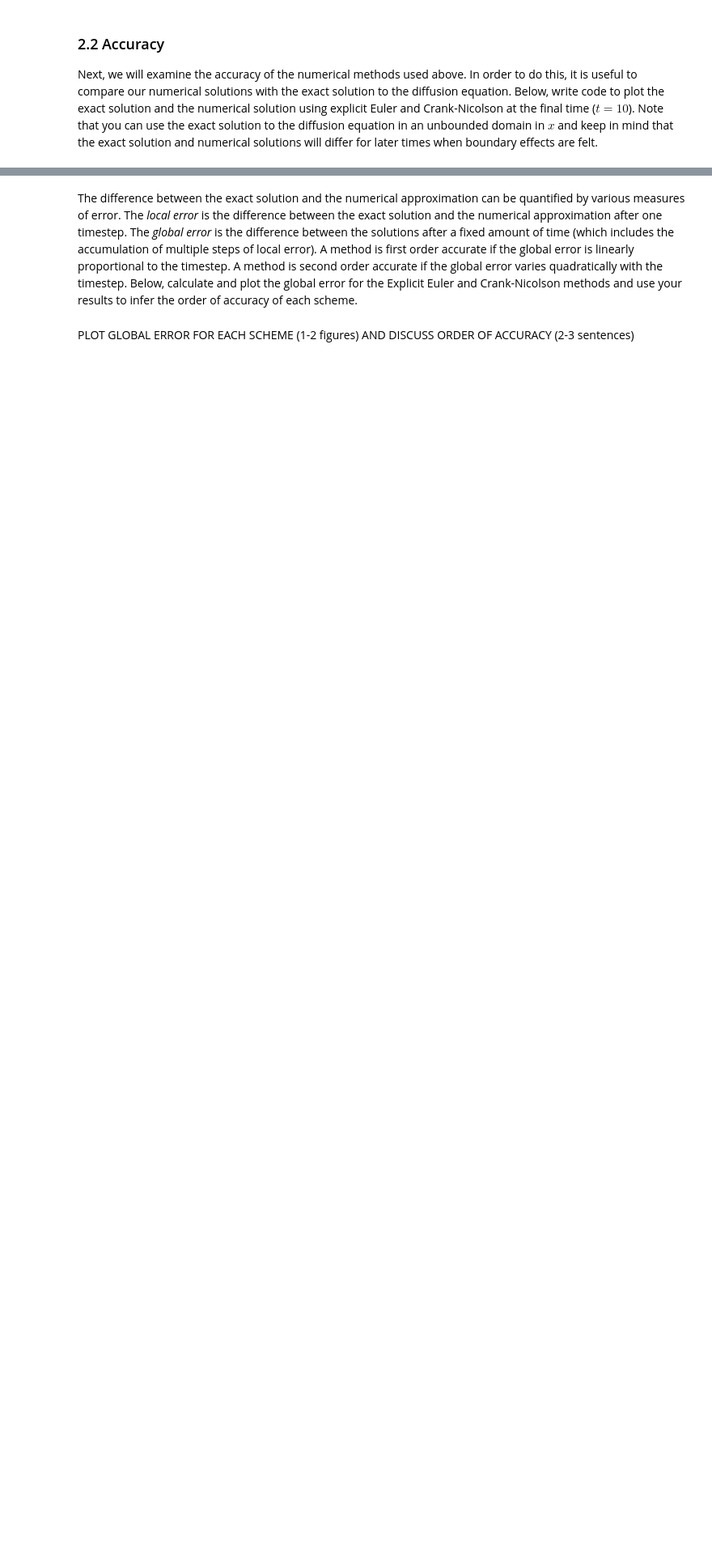
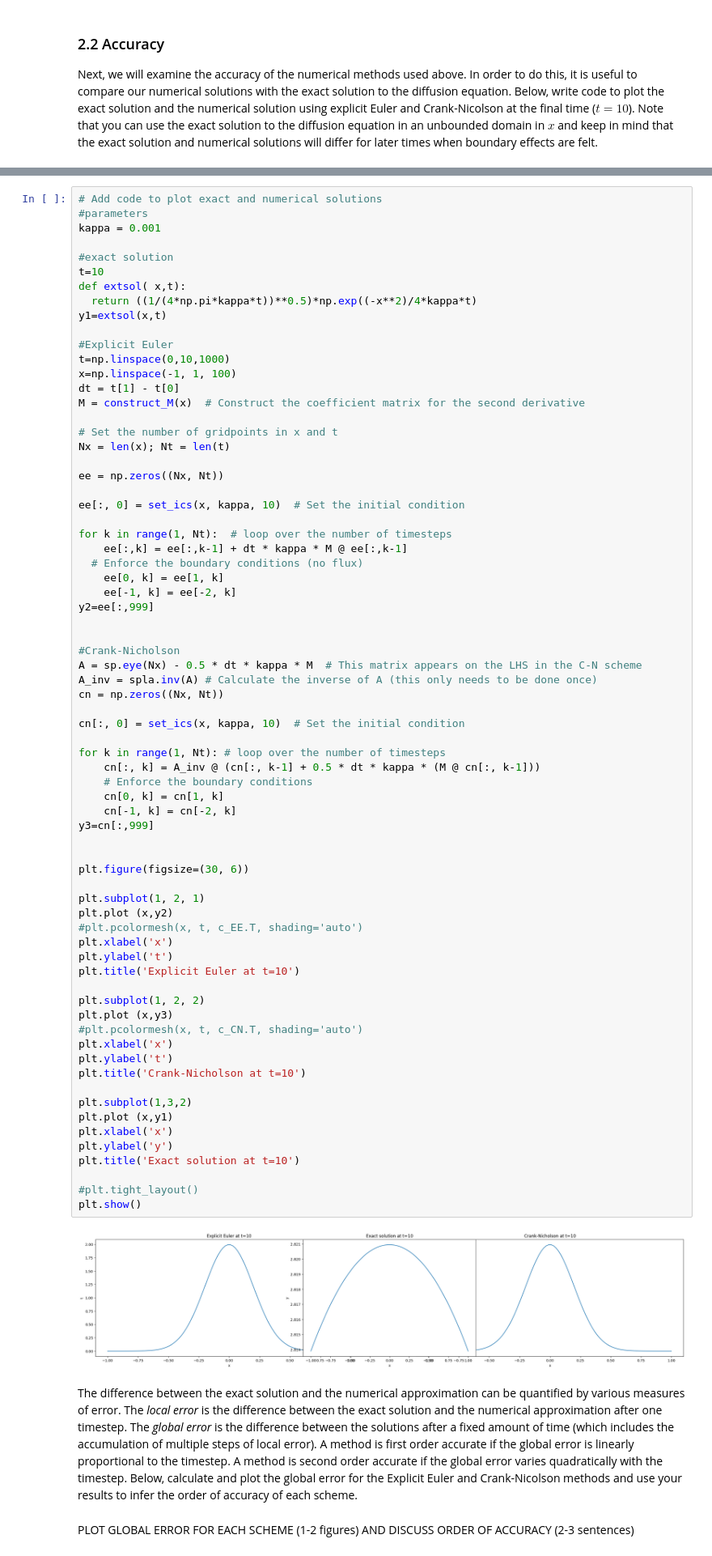
Before and after one commit to meganlouiseedwards/QCES, a Jupyter notebook: Project1_numerical_methods.ipynb, the cells around one changed output, grey strips where cells are left out. Shown: that part at 81% size. Saved outputs shown, nothing was run; the diff lists cells and outputs as text; blank space fills up the shorter version.

```diff
--- a/Project1_numerical_methods.ipynb
+++ b/Project1_numerical_methods.ipynb
@@ -299,3 +293,76 @@ def extsol( x,t):
+# %%
+# Add code to plot exact and numerical solutions
+#parameters
+kappa = 0.001
+
+#exact solution
+t=10
+def extsol( x,t):
+  return ((1/(4*np.pi*kappa*t))**0.5)*np.exp((-x**2)/4*kappa*t)
+y1=extsol(x,t)
+
+#Explicit Euler
+t=np.linspace(0,10,1000)
+x=np.linspace(-1, 1, 100)
+dt = t[1] - t[0]
+M = construct_M(x)  # Construct the coefficient matrix for the second derivative
+
+# Set the number of gridpoints in x and t
+Nx = len(x); Nt = len(t)
+
+ee = np.zeros((Nx, Nt))
+
+ee[:, 0] = set_ics(x, kappa, 10)  # Set the initial condition
+
+for k in range(1, Nt):  # loop over the number of timesteps
+    ee[:,k] = ee[:,k-1] + dt * kappa * M @ ee[:,k-1]
+  # Enforce the boundary conditions (no flux)
+    ee[0, k] = ee[1, k]
+    ee[-1, k] = ee[-2, k]
+y2=ee[:,999]
+
+
+#Crank-Nicholson
+A = sp.eye(Nx) - 0.5 * dt * kappa * M  # This matrix appears on the LHS in the C-N scheme
+A_inv = spla.inv(A) # Calculate the inverse of A (this only needs to be done once)
+cn = np.zeros((Nx, Nt))
+
+cn[:, 0] = set_ics(x, kappa, 10)  # Set the initial condition
+
+for k in range(1, Nt): # loop over the number of timesteps
+    cn[:, k] = A_inv @ (cn[:, k-1] + 0.5 * dt * kappa * (M @ cn[:, k-1]))
+    # Enforce the boundary conditions
+    cn[0, k] = cn[1, k]
+    cn[-1, k] = cn[-2, k]
+y3=cn[:,999]
+
+
+plt.figure(figsize=(30, 6))
+
+plt.subplot(1, 2, 1)
+plt.plot (x,y2)
+#plt.pcolormesh(x, t, c_EE.T, shading='auto')
+plt.xlabel('x')
+plt.ylabel('t')
+plt.title('Explicit Euler at t=10')
+
+plt.subplot(1, 2, 2)
+plt.plot (x,y3)
+#plt.pcolormesh(x, t, c_CN.T, shading='auto')
+plt.xlabel('x')
+plt.ylabel('t')
+plt.title('Crank-Nicholson at t=10')
+
+plt.subplot(1,3,2)
+plt.plot (x,y1)
+plt.xlabel('x')
+plt.ylabel('y')
+plt.title('Exact solution at t=10')
+
+#plt.tight_layout()
+plt.show()
+# %% [output]
+[figure, added]
 # %% [markdown]
 The difference between the exact solution and the numerical approximation can be quantified by various measures of error. The *local error* is the difference between the exact solution and the numerical approximation after one timestep. The *global error* is the difference between the solutions after a fixed amount of time (which includes the accumulation of multiple steps of local error). A method is first order accurate if the global error is linearly proportional to the timestep. A method is second order accurate if the global error varies quadratically with the timestep. Below, calculate and plot the global error for the Explicit Euler and Crank-Nicolson methods and use your results to infer the order of accuracy of each scheme.
 # %% [markdown]
```
Also changed, not shown: parts of 4 cells of this notebook.
